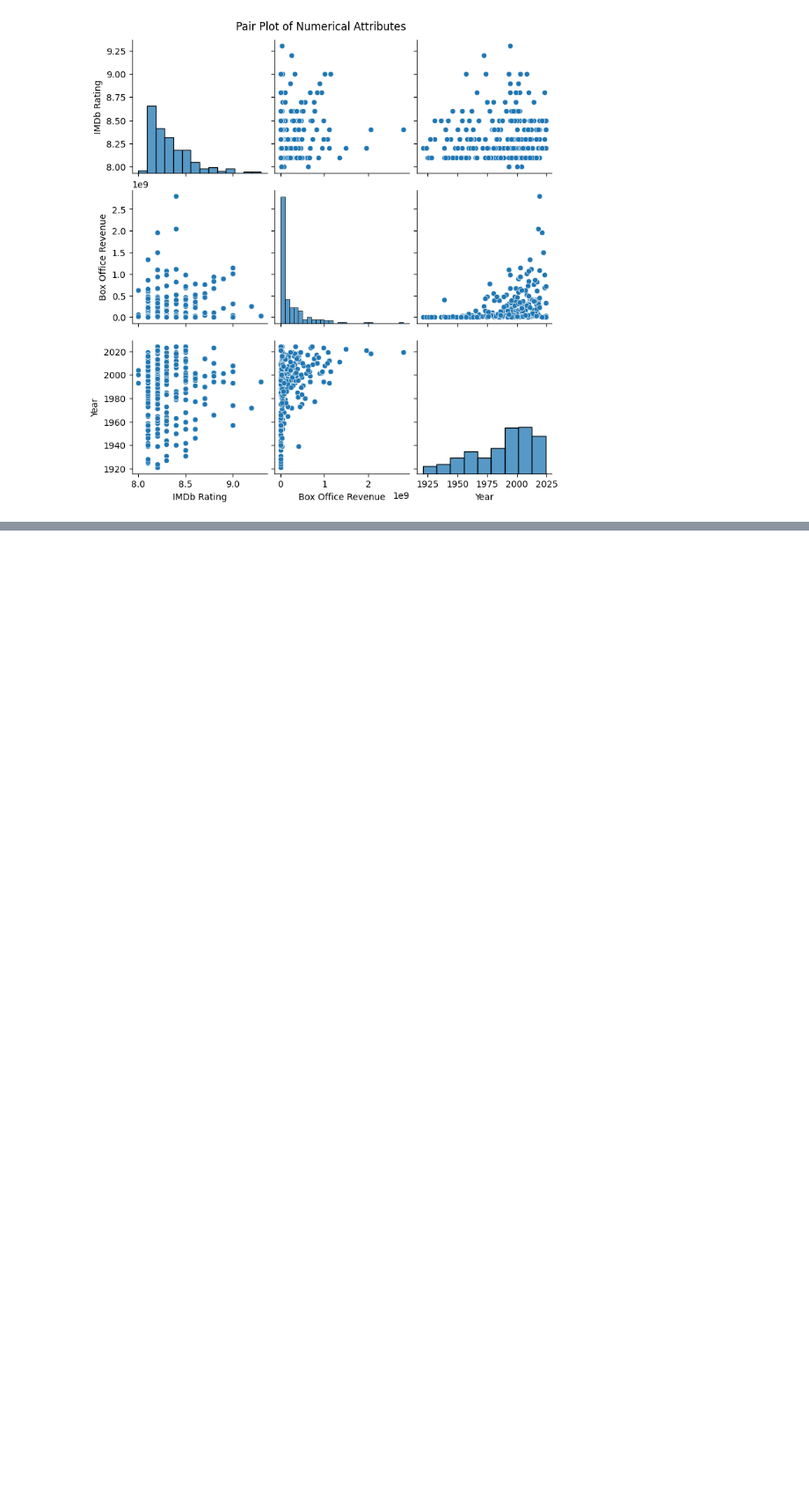
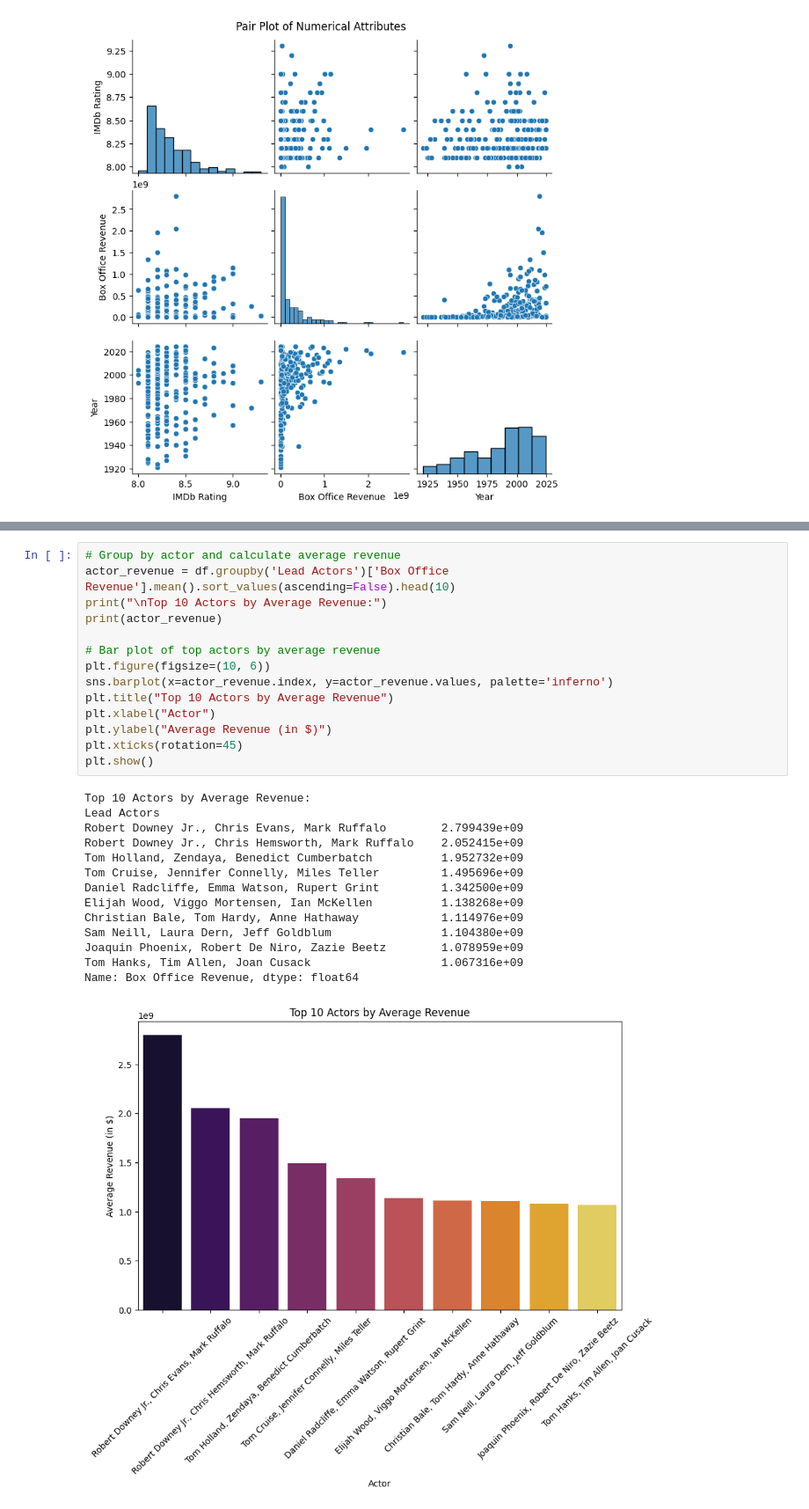
Before and after one commit to lfernando123/EDA-For-IMDbFilms, a Jupyter notebook: notebooks/eda.ipynb, the cells around one changed output, grey strips where cells are left out. Shown at 88% size. Drawn from its saved outputs; the diff is of its cells as text; blank space fills up the shorter version.

```diff
--- a/notebooks/eda.ipynb
+++ b/notebooks/eda.ipynb
@@ -391,0 +473,29 @@ plt.show()
+# %%
+# Group by actor and calculate average revenue
+actor_revenue = df.groupby('Lead Actors')['Box Office Revenue'].mean().sort_values(ascending=False).head(10)
+print("\nTop 10 Actors by Average Revenue:")
+print(actor_revenue)
+
+# Bar plot of top actors by average revenue
+plt.figure(figsize=(10, 6))
+sns.barplot(x=actor_revenue.index, y=actor_revenue.values, palette='inferno')
+plt.title("Top 10 Actors by Average Revenue")
+plt.xlabel("Actor")
+plt.ylabel("Average Revenue (in $)")
+plt.xticks(rotation=45)
+plt.show()
+# %% [output]
+Top 10 Actors by Average Revenue:
+Lead Actors
+Robert Downey Jr., Chris Evans, Mark Ruffalo        2.799439e+09
+Robert Downey Jr., Chris Hemsworth, Mark Ruffalo    2.052415e+09
+Tom Holland, Zendaya, Benedict Cumberbatch          1.952732e+09
+Tom Cruise, Jennifer Connelly, Miles Teller         1.495696e+09
+Daniel Radcliffe, Emma Watson, Rupert Grint         1.342500e+09
+Elijah Wood, Viggo Mortensen, Ian McKellen          1.138268e+09
+Christian Bale, Tom Hardy, Anne Hathaway            1.114976e+09
+Sam Neill, Laura Dern, Jeff Goldblum                1.104380e+09
+Joaquin Phoenix, Robert De Niro, Zazie Beetz        1.078959e+09
+Tom Hanks, Tim Allen, Joan Cusack                   1.067316e+09
+Name: Box Office Revenue, dtype: float64
+[figure, added]
```
Also changed, not shown: parts of 5 cells of this notebook.
